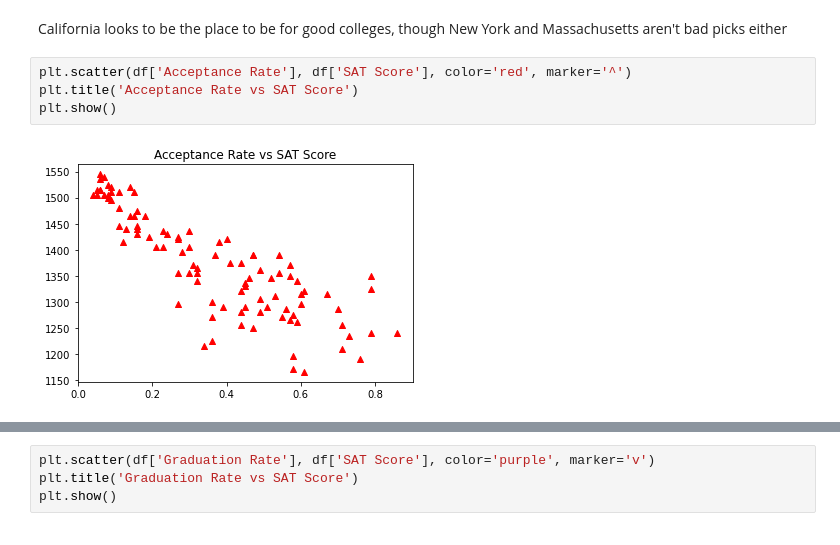
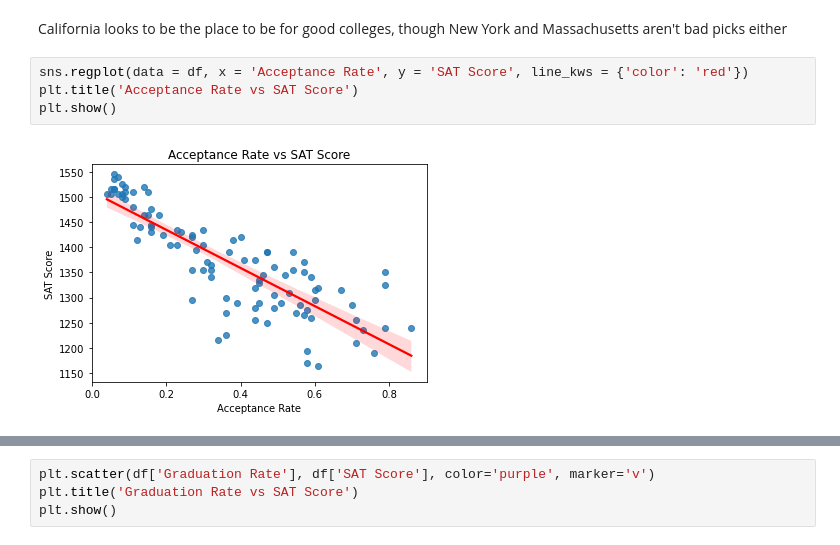
Before and after one commit to damienmha/us-colleges-analysis, a Jupyter notebook: us_colleges.ipynb, the cells around one changed output, grey strips where cells are left out. Saved outputs shown, nothing was run; the diff lists cells and outputs as text.

```diff
--- a/us_colleges.ipynb
+++ b/us_colleges.ipynb
@@ -384,8 +384,8 @@ plt.show()
 # %% [markdown]
 California looks to be the place to be for good colleges, though New York and Massachusetts aren't bad picks either
 # %%
-plt.scatter(df['Acceptance Rate'], df['SAT Score'], color='red', marker='^')
+sns.regplot(data = df, x = 'Acceptance Rate', y = 'SAT Score', line_kws = {'color': 'red'})
 plt.title('Acceptance Rate vs SAT Score')
 plt.show()
 # %% [output]
-[figure, old version]
+[figure, new version]
```
Also changed, not shown: parts of 2 cells of this notebook.
